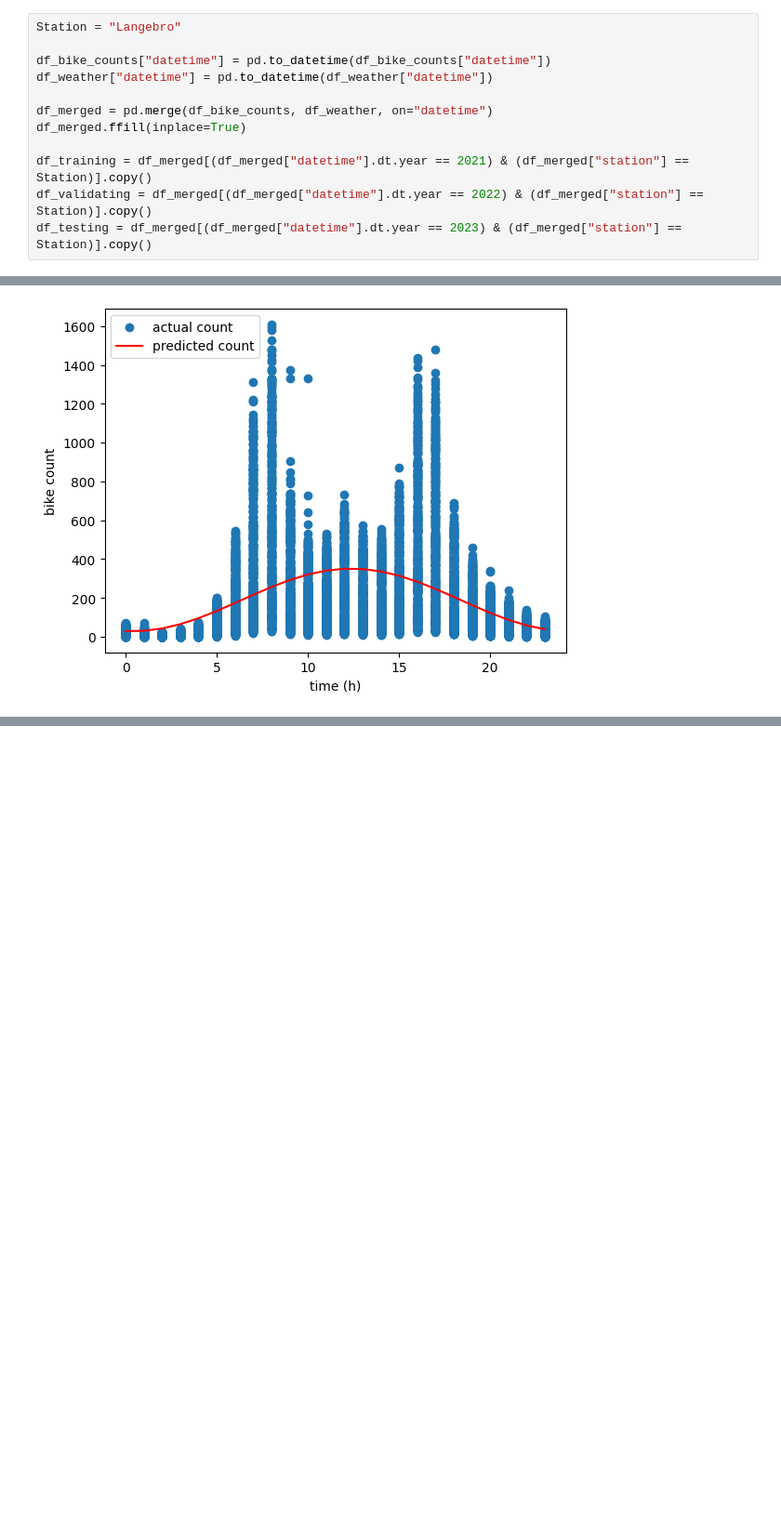
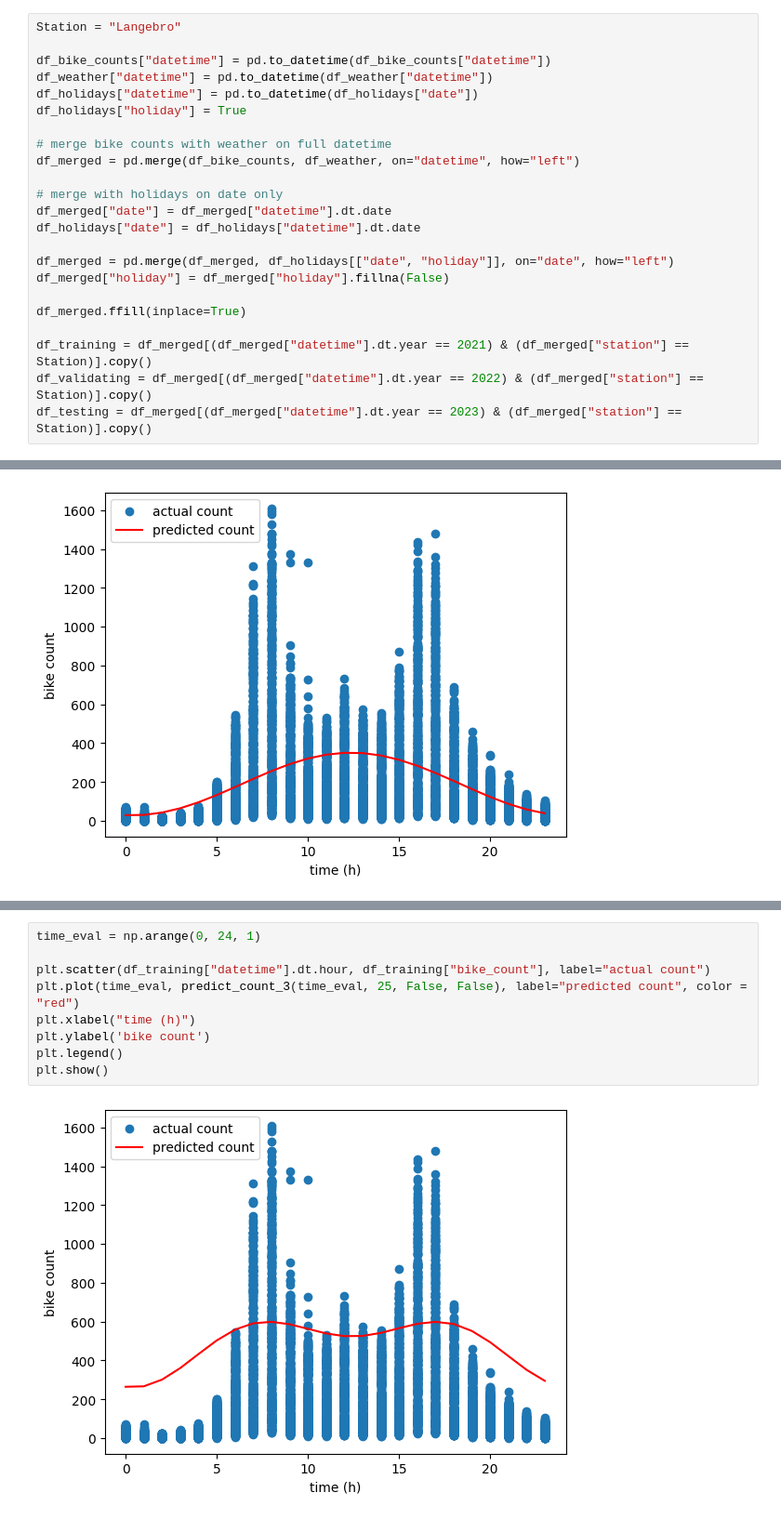
Before and after one commit to KeremOzemre/Mathematical_Modelling_Project, a Jupyter notebook: part_2.ipynb, the cells around one changed output, grey strips where cells are left out. Shown at 93% size. Saved outputs shown, nothing was run; the diff lists cells and outputs as text; blank space fills up the shorter version.

```diff
--- a/part_2.ipynb
+++ b/part_2.ipynb
@@ -24,8 +24,19 @@ Station = "Langebro"
 
 df_bike_counts["datetime"] = pd.to_datetime(df_bike_counts["datetime"])
 df_weather["datetime"] = pd.to_datetime(df_weather["datetime"])
+df_holidays["datetime"] = pd.to_datetime(df_holidays["date"])
+df_holidays["holiday"] = True
 
-df_merged = pd.merge(df_bike_counts, df_weather, on="datetime")
+# merge bike counts with weather on full datetime
+df_merged = pd.merge(df_bike_counts, df_weather, on="datetime", how="left")
+
+# merge with holidays on date only
+df_merged["date"] = df_merged["datetime"].dt.date
+df_holidays["date"] = df_holidays["datetime"].dt.date
+
+df_merged = pd.merge(df_merged, df_holidays[["date", "holiday"]], on="date", how="left")
+df_merged["holiday"] = df_merged["holiday"].fillna(False)
+
 df_merged.ffill(inplace=True)
 
 df_training = df_merged[(df_merged["datetime"].dt.year == 2021) & (df_merged["station"] == Station)].copy()
@@ -98,0 +158,11 @@ plt.show()
+# %%
+time_eval = np.arange(0, 24, 1)
+
+plt.scatter(df_training["datetime"].dt.hour, df_training["bike_count"], label="actual count")
+plt.plot(time_eval, predict_count_3(time_eval, 25, False, False), label="predicted count", color = "red")
+plt.xlabel("time (h)")
+plt.ylabel('bike count')
+plt.legend()
+plt.show()
+# %% [output]
+[figure, added]
```
Also changed, not shown: parts of 6 cells of this notebook.
